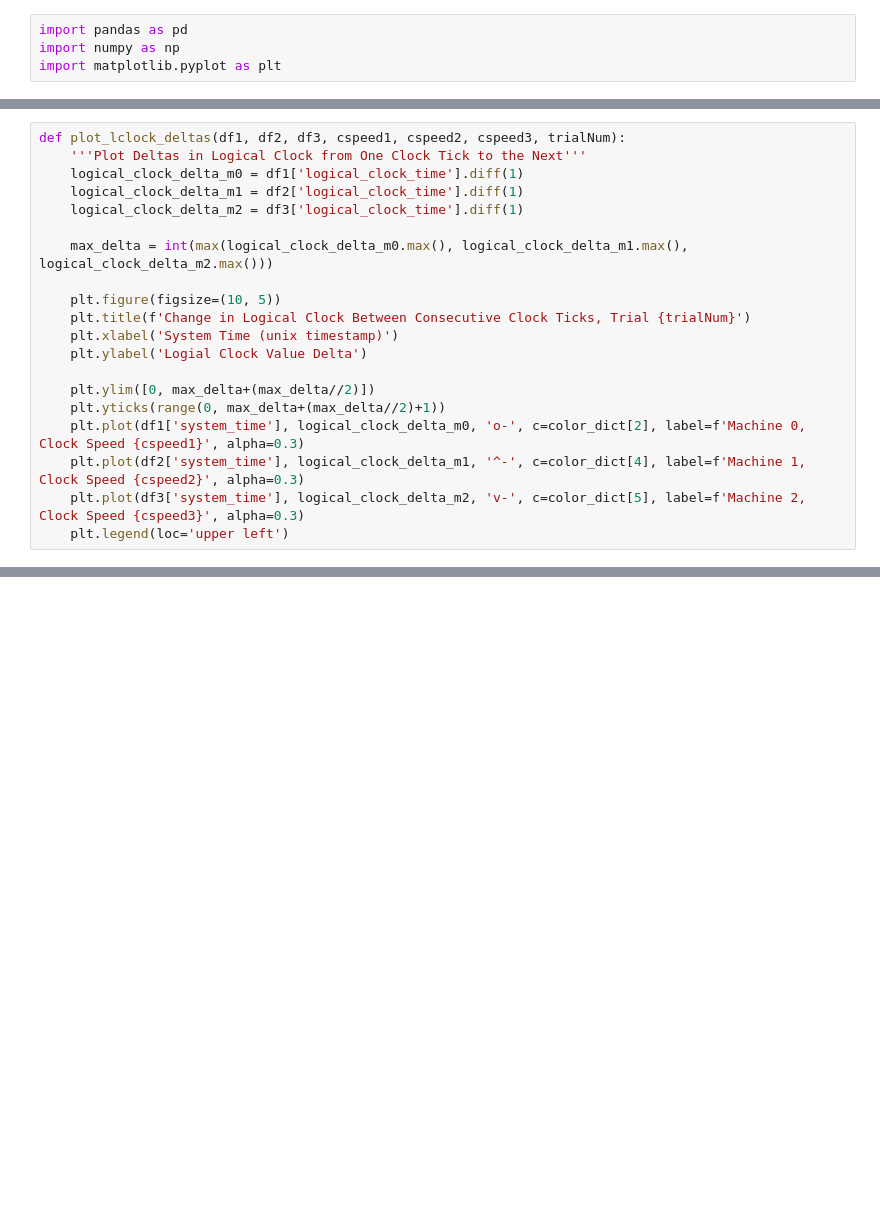
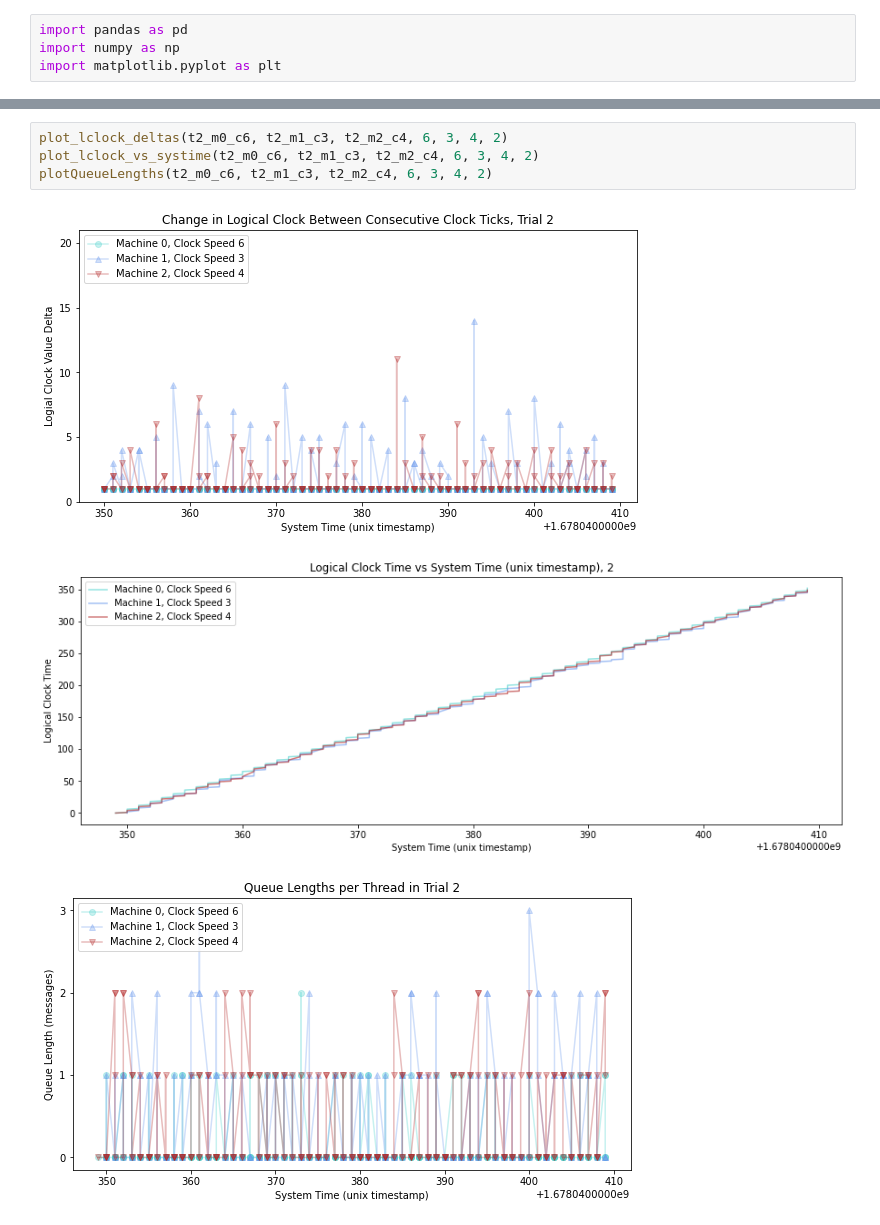
Before and after one commit to carolynwanf/CS262-logical-clocks, a Jupyter notebook: sharedMemoryImplementation/logicalClockAnalysis.ipynb, the cells around one changed output, grey strips where cells are left out. Saved outputs shown, nothing was run; the diff lists cells and outputs as text; blank space fills up the shorter version.

```diff
--- a/sharedMemoryImplementation/logicalClockAnalysis.ipynb
+++ b/sharedMemoryImplementation/logicalClockAnalysis.ipynb
@@ -35,20 +4,0 @@ def plot_lclock_vs_systime(df1, df2, df3, cspeed1, cspeed2, cspeed3, trialNum):
-# %%
-def plot_lclock_deltas(df1, df2, df3, cspeed1, cspeed2, cspeed3, trialNum):
-    '''Plot Deltas in Logical Clock from One Clock Tick to the Next'''
-    logical_clock_delta_m0 = df1['logical_clock_time'].diff(1)
-    logical_clock_delta_m1 = df2['logical_clock_time'].diff(1)
-    logical_clock_delta_m2 = df3['logical_clock_time'].diff(1)
-
-    max_delta = int(max(logical_clock_delta_m0.max(), logical_clock_delta_m1.max(), logical_clock_delta_m2.max()))
-
-    plt.figure(figsize=(10, 5))
-    plt.title(f'Change in Logical Clock Between Consecutive Clock Ticks, Trial {trialNum}')
-    plt.xlabel('System Time (unix timestamp)')
-    plt.ylabel('Logial Clock Value Delta')
-
-    plt.ylim([0, max_delta+(max_delta//2)])
-    plt.yticks(range(0, max_delta+(max_delta//2)+1))
-    plt.plot(df1['system_time'], logical_clock_delta_m0, 'o-', c=color_dict[2], label=f'Machine 0, Clock Speed {cspeed1}', alpha=0.3)
-    plt.plot(df2['system_time'], logical_clock_delta_m1, '^-', c=color_dict[4], label=f'Machine 1, Clock Speed {cspeed2}', alpha=0.3)
-    plt.plot(df3['system_time'], logical_clock_delta_m2, 'v-', c=color_dict[5], label=f'Machine 2, Clock Speed {cspeed3}', alpha=0.3)
-    plt.legend(loc='upper left')
@@ -166,0 +103,8 @@ plot_lclock_deltas(m0_c2, m1_c1, m2_c3, 4, 2, 2, 0)
+# %%
+plot_lclock_deltas(t2_m0_c6, t2_m1_c3, t2_m2_c4, 6, 3, 4, 2)
+plot_lclock_vs_systime(t2_m0_c6, t2_m1_c3, t2_m2_c4, 6, 3, 4, 2)
+plotQueueLengths(t2_m0_c6, t2_m1_c3, t2_m2_c4, 6, 3, 4, 2)
+# %% [output]
+[figure, added]
+[figure, added]
+[figure, added]
```
Also changed, not shown: parts of 33 cells of this notebook, 4 other files.
